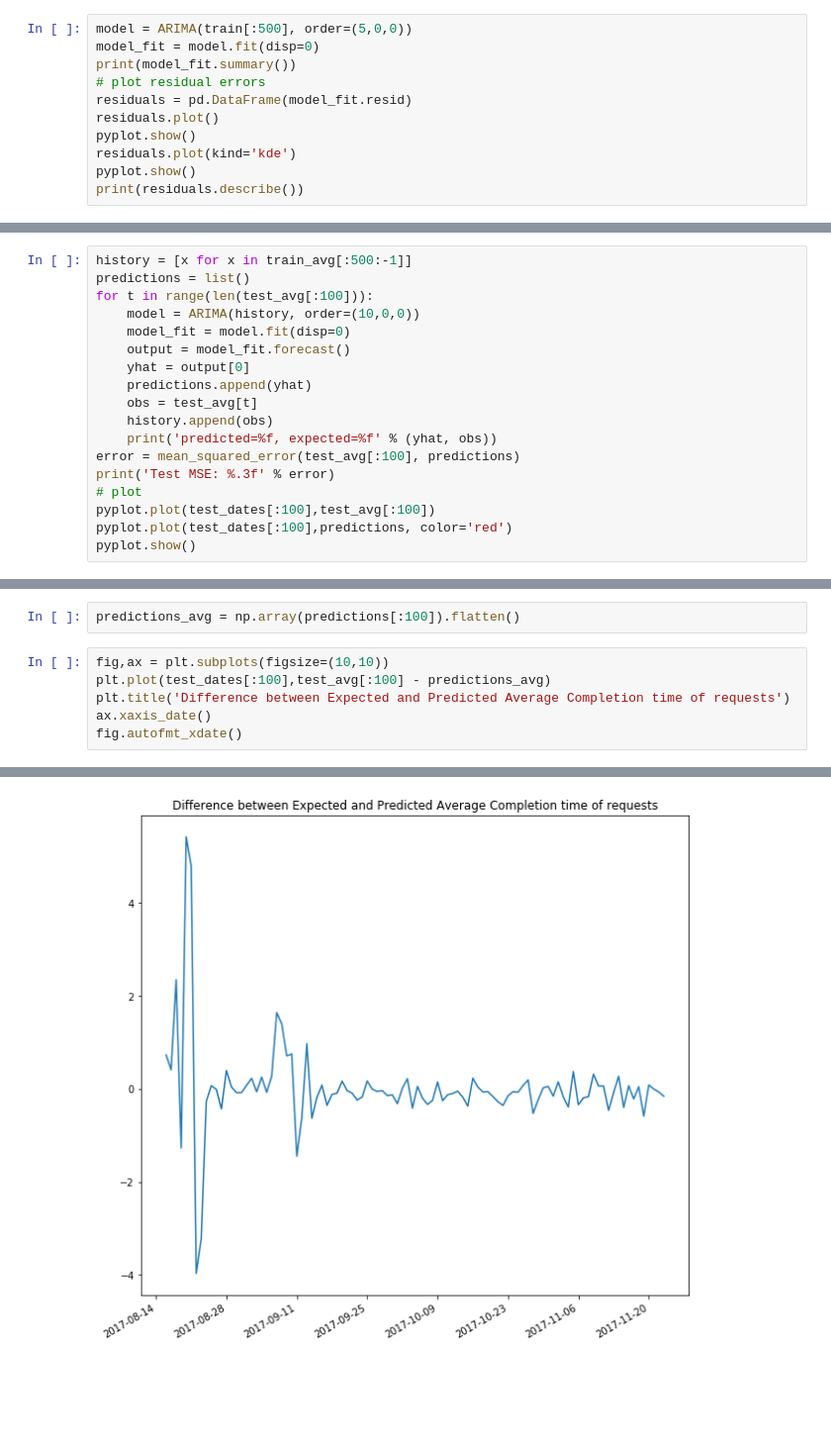
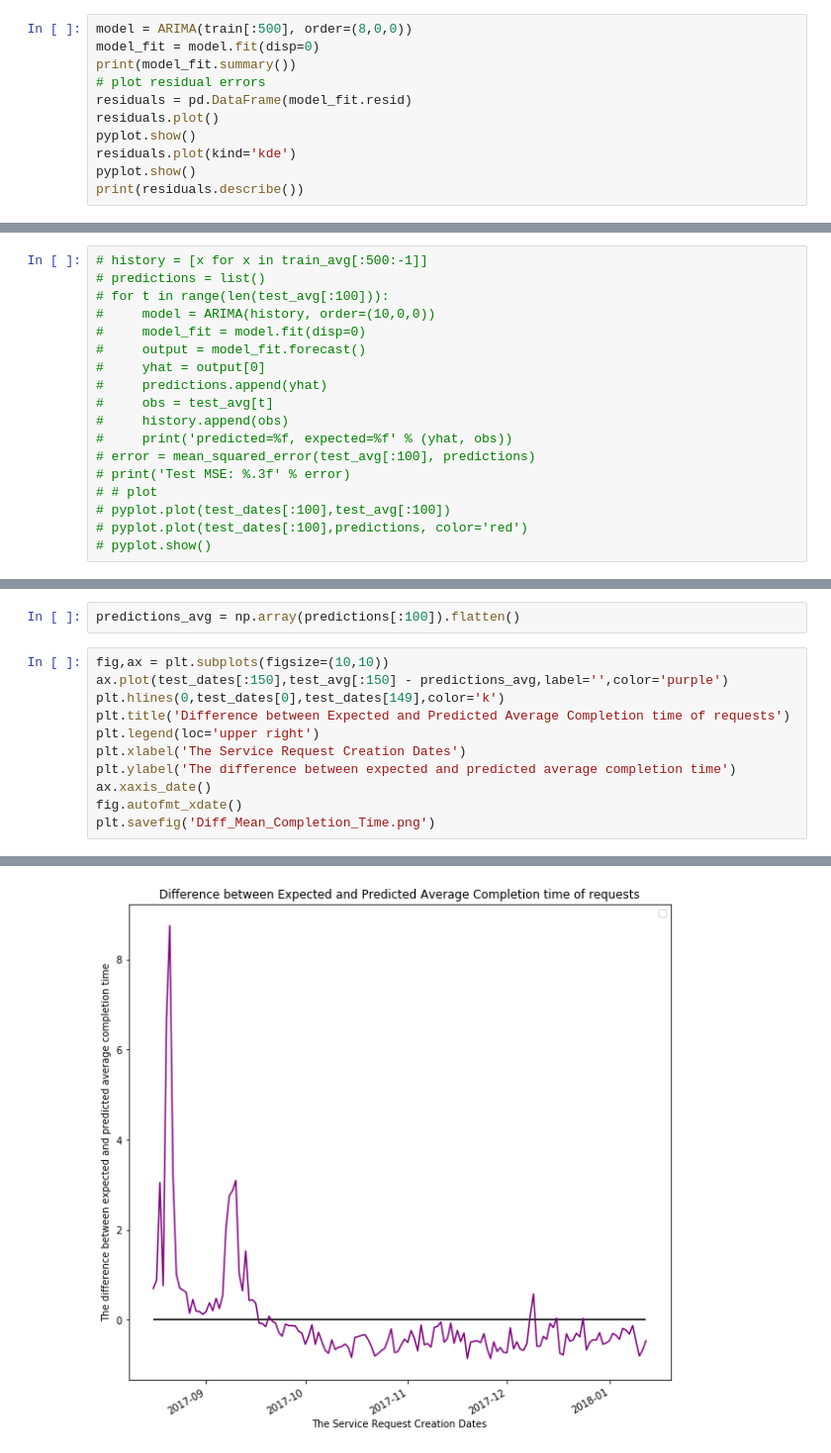
Before and after one commit to SohamMody/ADS_final, a Jupyter notebook: Cleaning_update.ipynb, the cells around one changed output, grey strips where cells are left out. Shown at 99% size. Cells and saved outputs as stored; diff of their text form; blank space fills up the shorter version.

```diff
--- a/Cleaning_update.ipynb
+++ b/Cleaning_update.ipynb
@@ -698,7 +727,7 @@ test_dates = harvey_acr_freq.loc[datetime.date(2017,8,16):datetime.date(2018,3,1
 train,test = harvey_acr_freq[harvey_acr_freq.index < datetime.date(2017,8,16)].Case_Number.values,\
                             harvey_acr_freq.loc[datetime.date(2017,8,16):datetime.date(2018,3,1)].Case_Number.values
 # %%
-model = ARIMA(train[:500], order=(5,0,0))
+model = ARIMA(train[:500], order=(8,0,0))
 model_fit = model.fit(disp=0)
 print(model_fit.summary())
 # plot residual errors
@@ -1163,18 +1206,18 @@ AttributeError: 'DataFrame' object has no attribute 'Service_Request_Creation_Da
 # %%
-history = [x for x in train_avg[:500:-1]]
-predictions = list()
-for t in range(len(test_avg[:100])):
-    model = ARIMA(history, order=(10,0,0))
-    model_fit = model.fit(disp=0)
-    output = model_fit.forecast()
-    yhat = output[0]
-    predictions.append(yhat)
-    obs = test_avg[t]
-    history.append(obs)
-    print('predicted=%f, expected=%f' % (yhat, obs))
-error = mean_squared_error(test_avg[:100], predictions)
-print('Test MSE: %.3f' % error)
-# plot
-pyplot.plot(test_dates[:100],test_avg[:100])
-pyplot.plot(test_dates[:100],predictions, color='red')
-pyplot.show()
+# history = [x for x in train_avg[:500:-1]]
+# predictions = list()
+# for t in range(len(test_avg[:100])):
+#     model = ARIMA(history, order=(10,0,0))
+#     model_fit = model.fit(disp=0)
+#     output = model_fit.forecast()
+#     yhat = output[0]
+#     predictions.append(yhat)
+#     obs = test_avg[t]
+#     history.append(obs)
+#     print('predicted=%f, expected=%f' % (yhat, obs))
+# error = mean_squared_error(test_avg[:100], predictions)
+# print('Test MSE: %.3f' % error)
+# # plot
+# pyplot.plot(test_dates[:100],test_avg[:100])
+# pyplot.plot(test_dates[:100],predictions, color='red')
+# pyplot.show()
@@ -1210,8 +1233,13 @@ pyplot.show()
 predictions_avg = np.array(predictions[:100]).flatten()
 # %%
 fig,ax = plt.subplots(figsize=(10,10))
-plt.plot(test_dates[:100],test_avg[:100] - predictions_avg)
+ax.plot(test_dates[:150],test_avg[:150] - predictions_avg,label='',color='purple')
+plt.hlines(0,test_dates[0],test_dates[149],color='k')
 plt.title('Difference between Expected and Predicted Average Completion time of requests')
+plt.legend(loc='upper right')
+plt.xlabel('The Service Request Creation Dates')
+plt.ylabel('The difference between expected and predicted average completion time')
 ax.xaxis_date()
 fig.autofmt_xdate()
+plt.savefig('Diff_Mean_Completion_Time.png')
 # %% [output]
@@ -1218 +1247 @@ fig.autofmt_xdate()
-[figure, old version]
+[figure, new version]
```
Also changed, not shown: parts of 34 cells of this notebook.
